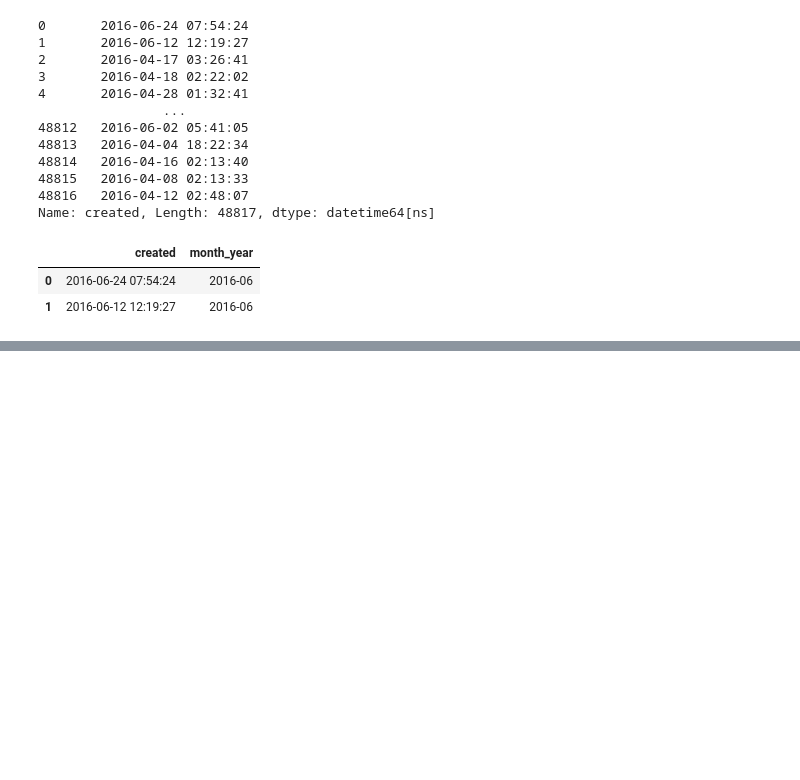
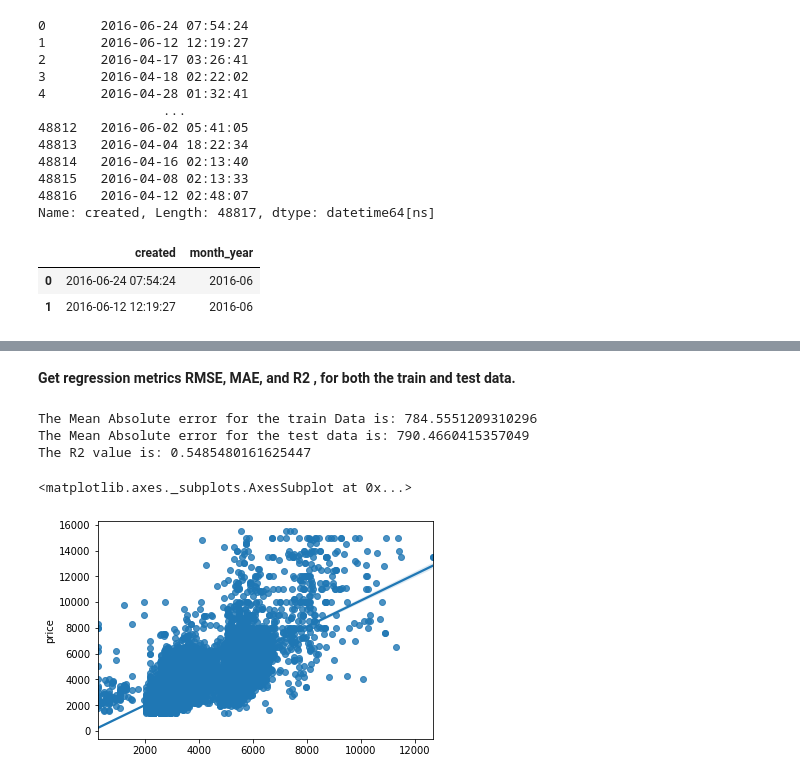
Before and after one commit to yestrella14/DS-Unit-2-Linear-Models, a Jupyter notebook: LS_DS_212_assignment.ipynb, the cells around one changed output, grey strips where cells are left out. Drawn from its saved outputs; the diff is of its cells as text; code cells hidden in the pictures; blank space fills up the shorter version.

```diff
--- a/LS_DS_212_assignment.ipynb
+++ b/LS_DS_212_assignment.ipynb
@@ -110,0 +113,8 @@ memory usage: 12.7+ MB
+# %%
+#New feature cats and dogs alowed
+df['pets_allowed'] = (df['cats_allowed']==1) &(df['dogs_allowed']==1)
+df['pets_allowed'] = df['pets_allowed'].replace({False:0, True:1})
+# %%
+#Entertaiment perks
+df['entertaiment'] = df['fitness_center']+df['roof_deck']+df['swimming_pool']+df['outdoor_space']+df['terrace']+df['common_outdoor_space']
+df.sample()
@@ -110,0 +132,3 @@ memory usage: 12.7+ MB
+# %%
+df['contains_description'] = df['description'].replace({len(df['description']==8): '0'})
+df[['description', 'contains_description']].head()
@@ -190,0 +236,26 @@ feature = df[['bathrooms','bedrooms', 'cats_allowed', 'no_fee', 'elevator', 'dis
+# %% [markdown]
+**Get regression metrics RMSE, MAE, and R2 , for both the train and test data.**
+# %%
+#RMSE
+
+
+#MAE
+mae_train=mean_absolute_error(y_train, y_predictTrain)
+print('The Mean Absolute error for the train Data is:',mae_train)
+
+
+mae_test=mean_absolute_error(y_test, y_predictTest)
+print('The Mean Absolute error for the test data is:',mae_test)
+#R2
+
+r2=metrics.r2_score(y_test, y_predictTest)
+print('The R2 value is:', r2)
+# %% [output]
+The Mean Absolute error for the train Data is: 784.5551209310296
+The Mean Absolute error for the test data is: 790.4660415357049
+The R2 value is: 0.5485480161625447
+# %%
+sns.regplot(x=y_predict, y=y_test)
+# %% [output]
+<matplotlib.axes._subplots.AxesSubplot at 0x...>
+[figure, added]
```
Also changed, not shown: parts of 13 cells of this notebook.
